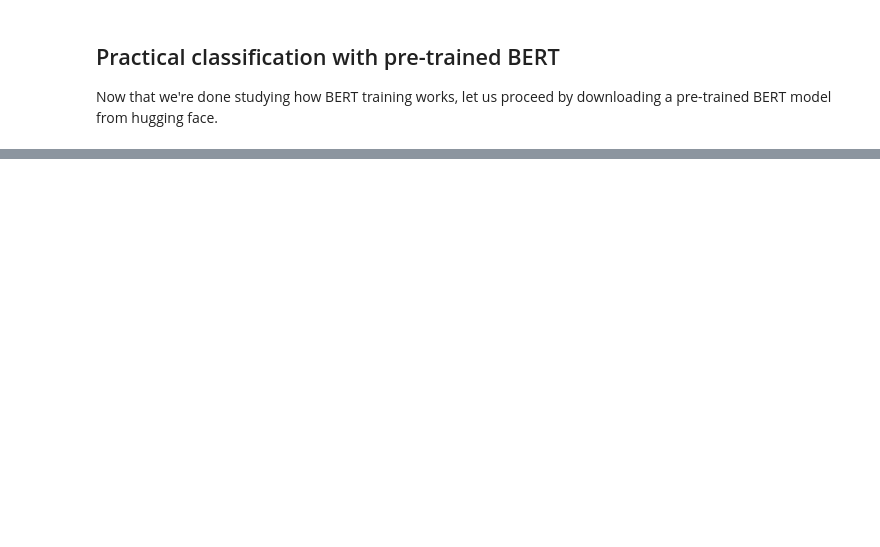
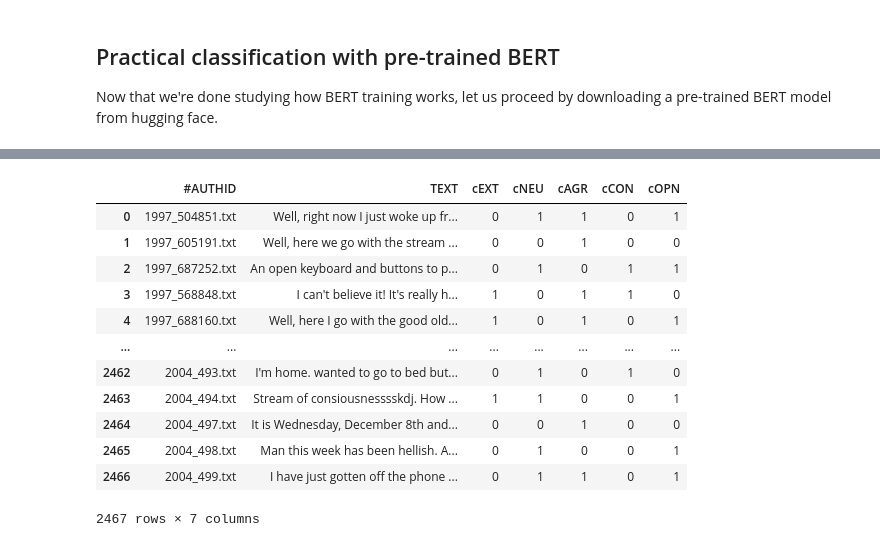
Before and after one commit to BurkovBA/text2personality, a Jupyter notebook: bert.ipynb, the cells around one changed output, grey strips where cells are left out. Cells and saved outputs as stored; diff of their text form; code cells hidden in the pictures; blank space fills up the shorter version.

```diff
--- a/bert.ipynb
+++ b/bert.ipynb
@@ -16,6 +16,12 @@ import math
 
 import torch
 import numpy as np
+import pandas as pd
+
+
+pd.set_option('display.max_rows', 500)
+pd.set_option('display.max_columns', 500)
+pd.set_option('display.width', 1000)
 
 
 print(torch.__version__)
@@ -421,0 +447,38 @@ ModuleNotFoundError: No module named 'transformers'
+# %%
+import pandas as pd
+
+
+essays = pd.read_csv("./data/essays.csv")
+
+essays.loc[essays['cEXT'] == 'n', 'cEXT'] = 0
+essays.loc[essays['cEXT'] == 'y', 'cEXT'] = 1
+
+essays.loc[essays['cNEU'] == 'n', 'cNEU'] = 0
+essays.loc[essays['cNEU'] == 'y', 'cNEU'] = 1
+
+essays.loc[essays['cAGR'] == 'n', 'cAGR'] = 0
+essays.loc[essays['cAGR'] == 'y', 'cAGR'] = 1
+
+essays.loc[essays['cCON'] == 'n', 'cCON'] = 0
+essays.loc[essays['cCON'] == 'y', 'cCON'] = 1
+
+essays.loc[essays['cOPN'] == 'n', 'cOPN'] = 0
+essays.loc[essays['cOPN'] == 'y', 'cOPN'] = 1
+
+essays.astype({'cEXT': 'int32', 'cNEU': 'int32', 'cAGR': 'int32', 'cCON': 'int32', 'cOPN': 'int32'}).dtypes
+
+essays
+# %% [output]
+|  | #AUTHID | TEXT | cEXT | cNEU | cAGR | cCON | cOPN |
+| 0 | 1997_504851.txt | Well, right now I just woke up fr... | 0 | 1 | 1 | 0 | 1 |
+| 1 | 1997_605191.txt | Well, here we go with the stream ... | 0 | 0 | 1 | 0 | 0 |
+| 2 | 1997_687252.txt | An open keyboard and buttons to p... | 0 | 1 | 0 | 1 | 1 |
+| 3 | 1997_568848.txt | I can't believe it! It's really h... | 1 | 0 | 1 | 1 | 0 |
+| 4 | 1997_688160.txt | Well, here I go with the good old... | 1 | 0 | 1 | 0 | 1 |
+| ... | ... | ... | ... | ... | ... | ... | ... |
+| 2462 | 2004_493.txt | I'm home. wanted to go to bed but... | 0 | 1 | 0 | 1 | 0 |
+| 2463 | 2004_494.txt | Stream of consiousnesssskdj. How ... | 1 | 1 | 0 | 0 | 1 |
+| 2464 | 2004_497.txt | It is Wednesday, December 8th and... | 0 | 0 | 1 | 0 | 0 |
+| 2465 | 2004_498.txt | Man this week has been hellish. A... | 0 | 1 | 0 | 0 | 1 |
+| 2466 | 2004_499.txt | I have just gotten off the phone ... | 0 | 1 | 1 | 0 | 1 |
+2467 rows × 7 columns
```
Also changed, not shown: parts of 9 cells of this notebook, 1 other file.
